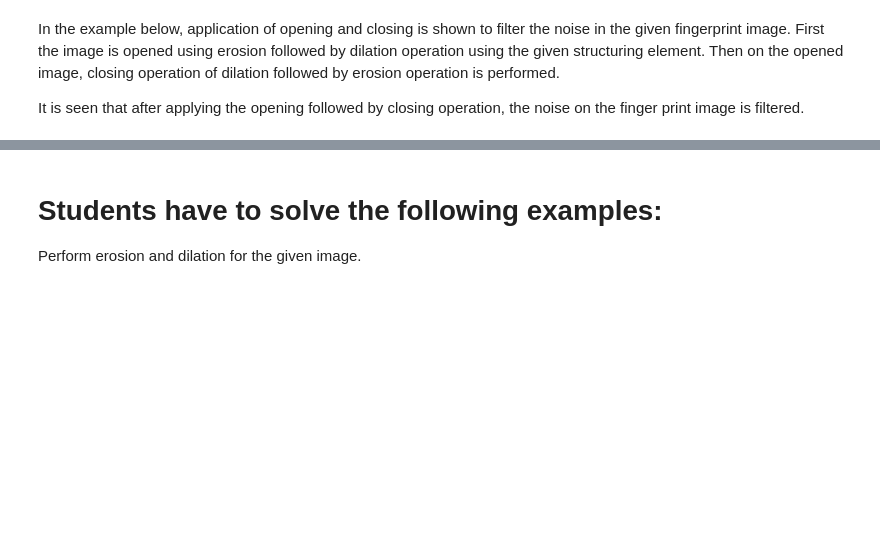
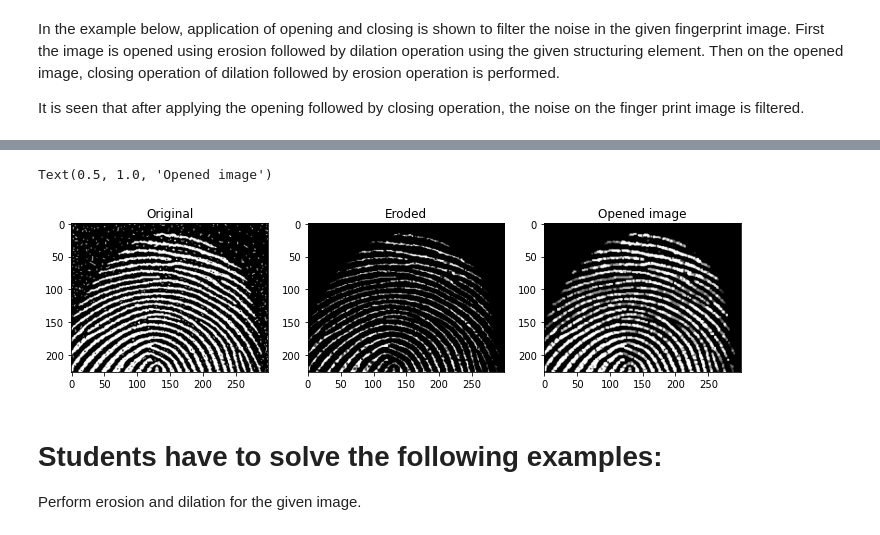
Before and after one commit to ChintzRuparel/Image-Processing, a Jupyter notebook: IP_Expt_7.ipynb, the cells around one changed output, grey strips where cells are left out. Saved outputs shown, nothing was run; the diff lists cells and outputs as text; code cells hidden in the pictures; blank space fills up the shorter version.

```diff
--- a/IP_Expt_7.ipynb
+++ b/IP_Expt_7.ipynb
@@ -195,3 +184,24 @@ Text(0.5, 1.0, 'O(A, B)')
+# %%
+img = cv2.imread('noisy_fingerprint.png',0)
+SE = cv2.getStructuringElement(cv2.MORPH_RECT,(3,3))
+O1 = cv2.erode(img,SE)
+O2 = cv2.dilate(O1,SE)
+plt.figure(figsize = (12,12))
+
+plt.subplot(131)
+plt.imshow(img,cmap='gray')
+plt.title('Original')
+
+plt.subplot(132)
+plt.imshow(O1,cmap='gray')
+plt.title('Eroded')
+
+plt.subplot(133)
+plt.imshow(O2,cmap='gray')
+plt.title('Opened image')
+# %% [output]
+Text(0.5, 1.0, 'Opened image')
+[figure, added]
 # %% [markdown]
 # Students have to solve the following examples: <br>
 
```
Also changed, not shown: parts of 2 cells of this notebook.
